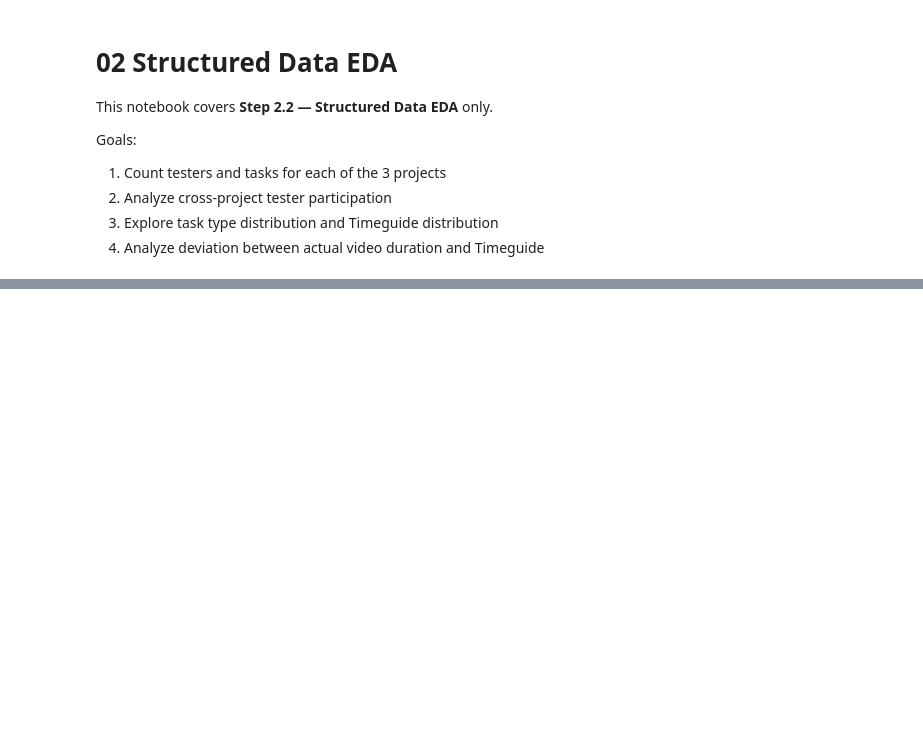
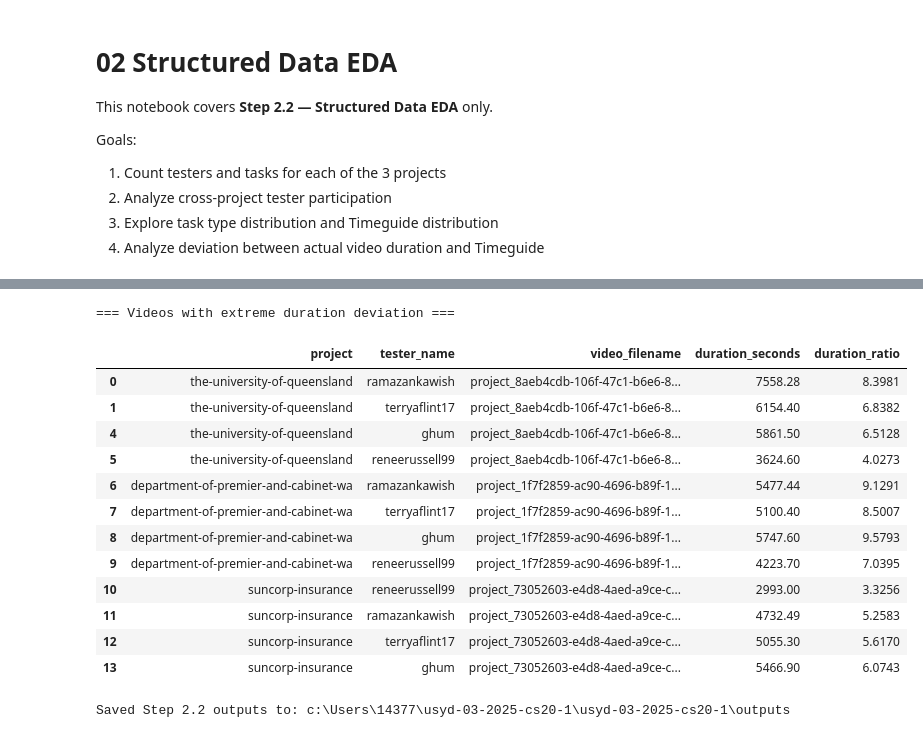
Before and after one commit to 666junyichen/accessibility-testing-qa-engine, a Jupyter notebook: 02_structured_data_eda.ipynb, the cells around one changed output, grey strips where cells are left out. Saved outputs shown, nothing was run; the diff lists cells and outputs as text; code cells hidden in the pictures; blank space fills up the shorter version.

Commit message:
Update Step 2.2 structured data EDA notebook

```diff
--- a/02_structured_data_eda.ipynb
+++ b/02_structured_data_eda.ipynb
@@ -8,15 +8,3 @@ Goals:
 2. Analyze cross-project tester participation
 3. Explore task type distribution and Timeguide distribution
 4. Analyze deviation between actual video duration and Timeguide
-# %%
-import pandas as pd
-import numpy as np
-from pathlib import Path
-import matplotlib.pyplot as plt
-
-pd.set_option("display.max_columns", 100)
-pd.set_option("display.max_colwidth", 120)
-
-BASE_DIR = Path(".")
-RAW_DIR = BASE_DIR / "data" / "raw"
-PROC_DIR = BASE_DIR / "data" / "processed"
@@ -442,0 +11,8 @@ final_summary
+# %%
+import pandas as pd
+import matplotlib.pyplot as plt
+from pathlib import Path
+import re
+BASE_DIR = Path.cwd()
+RAW_DIR = BASE_DIR / "data" / "raw"
+PROC_DIR = BASE_DIR / "data" / "processed"
@@ -442,0 +42,14 @@ final_summary
+# %%
+# basic cleaning
+windows["tester_name"] = windows["tester_name"].astype(str).str.strip()
+windows["project"] = windows["project"].astype(str).str.strip()
+
+video_metadata["project"] = video_metadata["project"].astype(str).str.strip()
+video_metadata["tester_name"] = video_metadata["tester_name"].astype(str).str.strip()
+video_metadata["duration_ratio"] = pd.to_numeric(video_metadata["duration_ratio"], errors="coerce")
+video_metadata["duration_seconds"] = pd.to_numeric(video_metadata["duration_seconds"], errors="coerce")
+
+tasks_df["project"] = tasks_df["project"].astype(str).str.strip()
+tasks_df["Order"] = pd.to_numeric(tasks_df["Order"], errors="coerce")
+tasks_df["TaskType"] = tasks_df["TaskType"].astype(str).str.strip()
+tasks_df["Timeguide"] = tasks_df["Timeguide"].astype(str).str.strip()
@@ -442,0 +296,37 @@ final_summary
+# %%
+# optional: identify extreme deviations, aligned with later Layer 1 threshold idea
+duration_anomalies = video_metadata[
+    (video_metadata["duration_ratio"] < 0.3) |
+    (video_metadata["duration_ratio"] > 3.0)
+].copy()
+
+print("=== Videos with extreme duration deviation ===")
+display(duration_anomalies[["project", "tester_name", "video_filename", "duration_seconds", "duration_ratio"]])
+# %% [output]
+=== Videos with extreme duration deviation ===
+|  | project | tester_name | video_filename | duration_seconds | duration_ratio |
+| 0 | the-university-of-queensland | ramazankawish | project_8aeb4cdb-106f-47c1-b6e6-8... | 7558.28 | 8.3981 |
+| 1 | the-university-of-queensland | terryaflint17 | project_8aeb4cdb-106f-47c1-b6e6-8... | 6154.40 | 6.8382 |
+| 4 | the-university-of-queensland | ghum | project_8aeb4cdb-106f-47c1-b6e6-8... | 5861.50 | 6.5128 |
+| 5 | the-university-of-queensland | reneerussell99 | project_8aeb4cdb-106f-47c1-b6e6-8... | 3624.60 | 4.0273 |
+| 6 | department-of-premier-and-cabinet-wa | ramazankawish | project_1f7f2859-ac90-4696-b89f-1... | 5477.44 | 9.1291 |
+| 7 | department-of-premier-and-cabinet-wa | terryaflint17 | project_1f7f2859-ac90-4696-b89f-1... | 5100.40 | 8.5007 |
+| 8 | department-of-premier-and-cabinet-wa | ghum | project_1f7f2859-ac90-4696-b89f-1... | 5747.60 | 9.5793 |
+| 9 | department-of-premier-and-cabinet-wa | reneerussell99 | project_1f7f2859-ac90-4696-b89f-1... | 4223.70 | 7.0395 |
+| 10 | suncorp-insurance | reneerussell99 | project_73052603-e4d8-4aed-a9ce-c... | 2993.00 | 3.3256 |
+| 11 | suncorp-insurance | ramazankawish | project_73052603-e4d8-4aed-a9ce-c... | 4732.49 | 5.2583 |
+| 12 | suncorp-insurance | terryaflint17 | project_73052603-e4d8-4aed-a9ce-c... | 5055.30 | 5.6170 |
+| 13 | suncorp-insurance | ghum | project_73052603-e4d8-4aed-a9ce-c... | 5466.90 | 6.0743 |
+# %%
+# final summary tables if you want to save them
+OUTPUT_DIR = BASE_DIR / "outputs"
+OUTPUT_DIR.mkdir(exist_ok=True)
+
+project_overview.to_csv(OUTPUT_DIR / "step2_2_project_overview.csv", index=False)
+tester_cross_project.to_csv(OUTPUT_DIR / "step2_2_tester_cross_project.csv", index=False)
+task_type_dist.to_csv(OUTPUT_DIR / "step2_2_task_type_distribution.csv", index=False)
+tasks_df.to_csv(OUTPUT_DIR / "step2_2_tasks_with_timeguide_minutes.csv", index=False)
+
+print("Saved Step 2.2 outputs to:", OUTPUT_DIR)
+# %% [output]
+Saved Step 2.2 outputs to: c:\Users\14377\usyd-03-2025-cs20-1\usyd-03-2025-cs20-1\outputs
```
Also changed, not shown: parts of 36 cells of this notebook.
